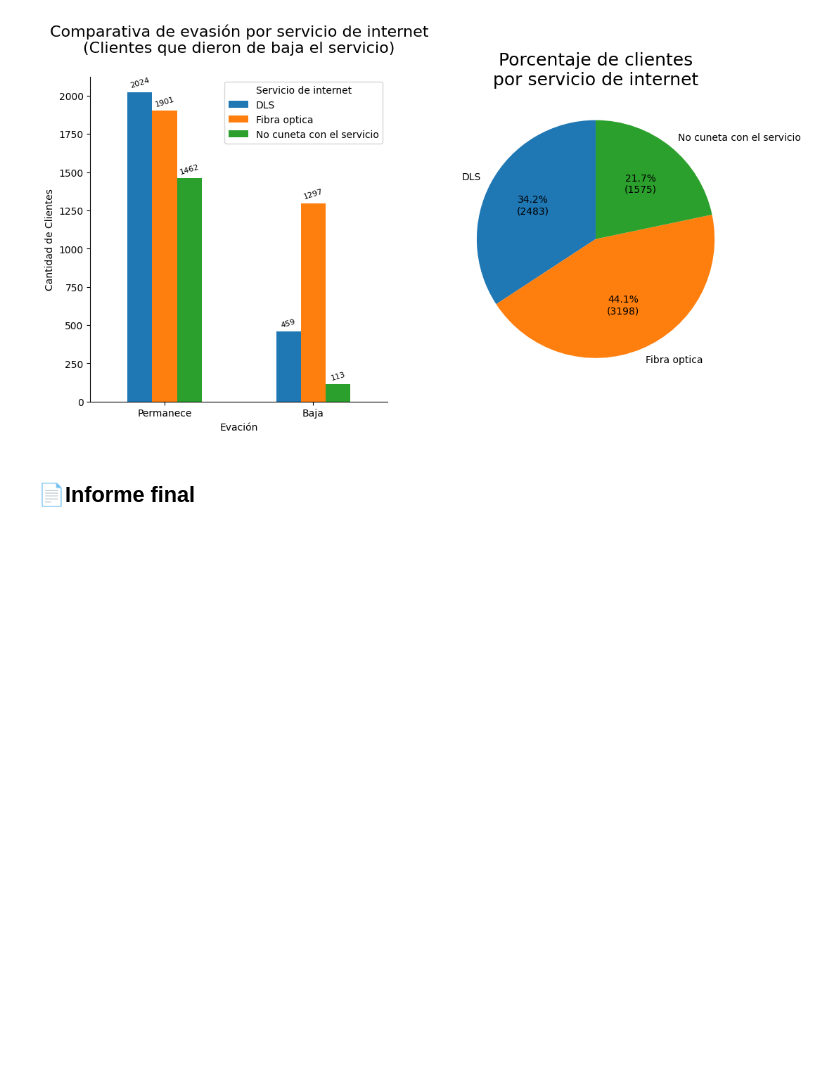
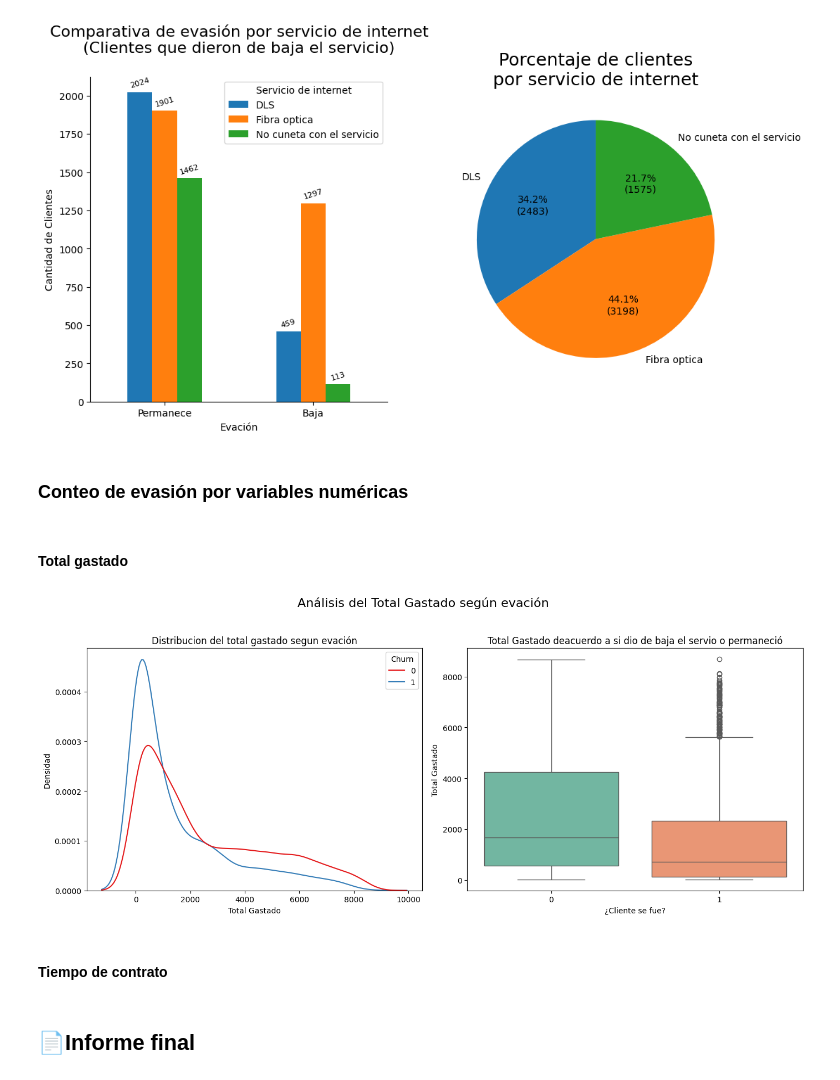
Before and after one commit to OctavioPinoRosas/ChallengeTelecomX, a Jupyter notebook: TelecomX_LATAM.ipynb, the cells around one changed output. Drawn from its saved outputs; the diff is of its cells as text; code cells hidden in the pictures; blank space fills up the shorter version.

Commit message:
Update section: load and analysis. Add subsection: Evasion counting by numerical variables - Total charge

```diff
--- a/TelecomX_LATAM.ipynb
+++ b/TelecomX_LATAM.ipynb
@@ -443,5 +443,52 @@ ax[1].set_title('Porcentaje de clientes\npor servicio de internet', fontsize=18)
 plt.show()
 # %% [output]
 [figure]
+# %% [markdown]
+### **Conteo de evasión por variables numéricas**
+# %% [markdown]
+#### **Total gastado**
+# %%
+import matplotlib.pyplot as plt
+import seaborn as sns
+
+# Crear figura con 2 subplots (1 fila, 2 columnas)
+fig, axes = plt.subplots(1, 2, figsize=(14, 6))
+fig.suptitle('Análisis del Total Gastado según evación', fontsize=16)
+
+# Gráfico de densidad
+sns.kdeplot(
+    data=df,
+    x='account.Charges.Total',
+    hue='Churn',
+    palette='Set1',
+    common_norm=False,
+    fill=False,
+    ax=axes[0]
+)
+axes[0].set_title('Distribucion del total gastado segun evación')
+axes[0].set_xlabel('Total Gastado')
+axes[0].set_ylabel('Densidad')
+
+# Boxplot
+sns.boxplot(
+    x='Churn',
+    y='account.Charges.Total',
+    hue='Churn',
+    data=df,
+    palette='Set2',
+    ax=axes[1],
+    legend=False
+)
+axes[1].set_title('Total Gastado deacuerdo a si dio de baja el servio o permaneció')
+axes[1].set_xlabel('¿Cliente se fue?')
+axes[1].set_ylabel('Total Gastado')
+
+# Mostrar ambos gráficos juntos
+plt.tight_layout(rect=[0, 0, 1, 0.95])  # Ajustar layout para dejar espacio al título principal
+plt.show()
+# %% [output]
+[figure, added]
+# %% [markdown]
+#### **Tiempo de contrato**
 # %% [markdown]
 ## **📄Informe final**
```
